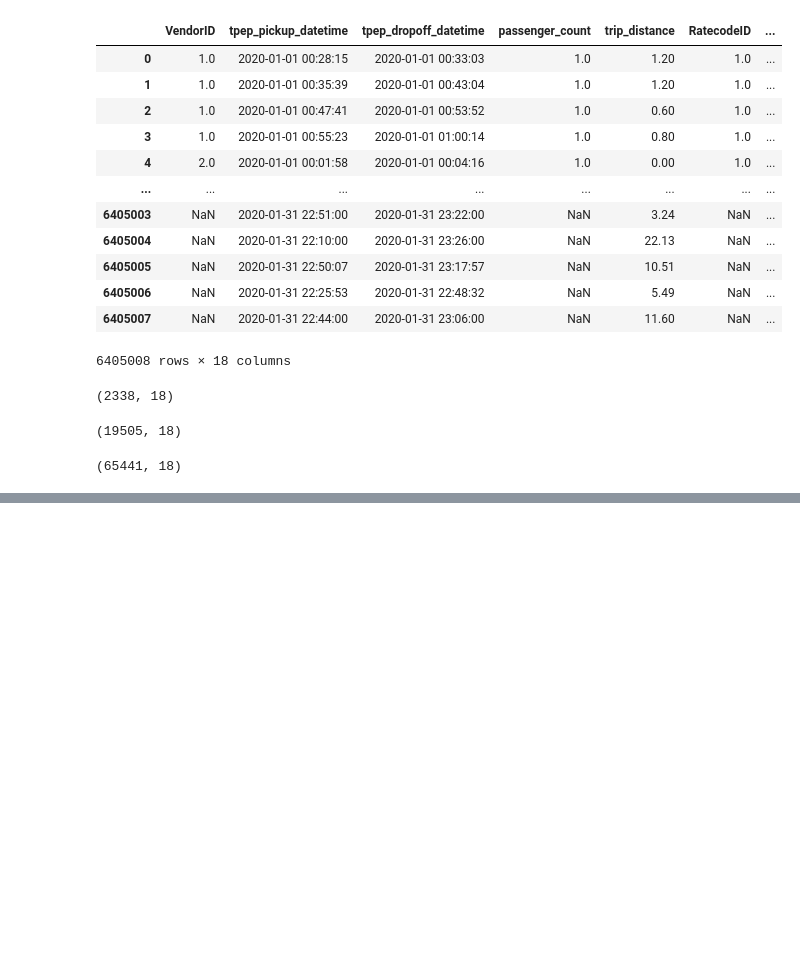
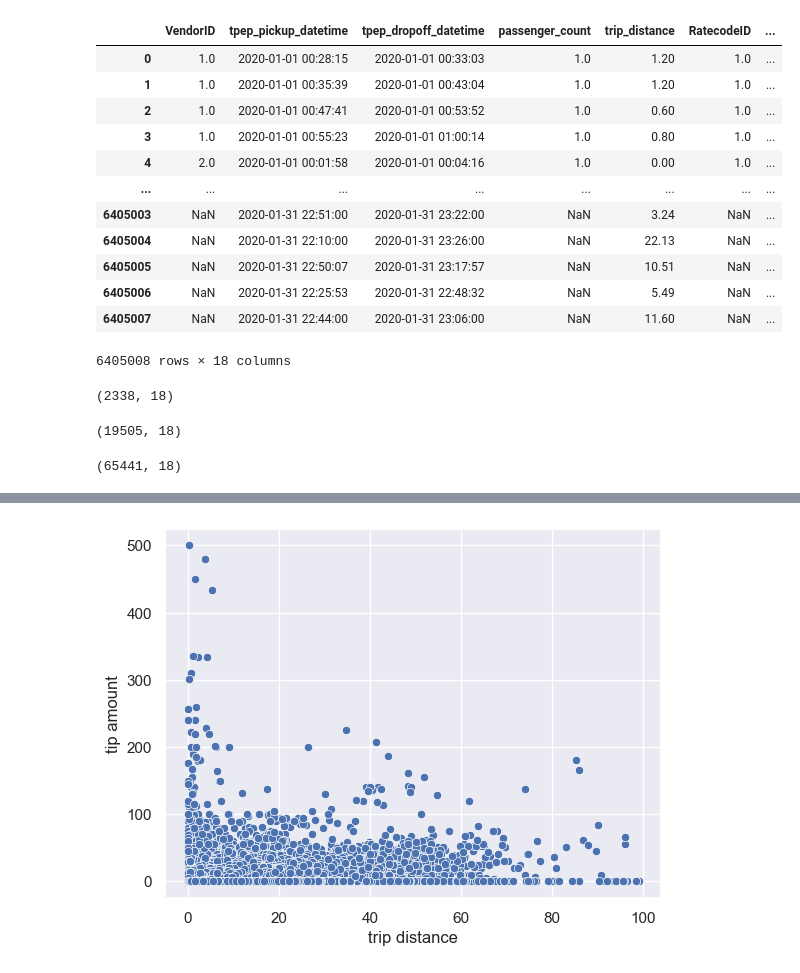
Before and after one commit to atdushi/Cartax, a Jupyter notebook: analysis/analysis.ipynb, the cells around one changed output, grey strips where cells are left out. Cells and saved outputs as stored; diff of their text form; code cells hidden in the pictures; blank space fills up the shorter version.

Commit message:
seaborn

```diff
--- a/analysis/analysis.ipynb
+++ b/analysis/analysis.ipynb
@@ -47,0 +53,10 @@ plt.show()
+# %%
+import seaborn as sns
+sns.set()
+
+ax = sns.scatterplot(data=data1, x="trip_distance", y="tip_amount")
+ax.set(xlabel='trip distance', ylabel='tip amount')
+
+pass
+# %% [output]
+[figure, added]
```
Also changed, not shown: parts of 3 cells of this notebook.
